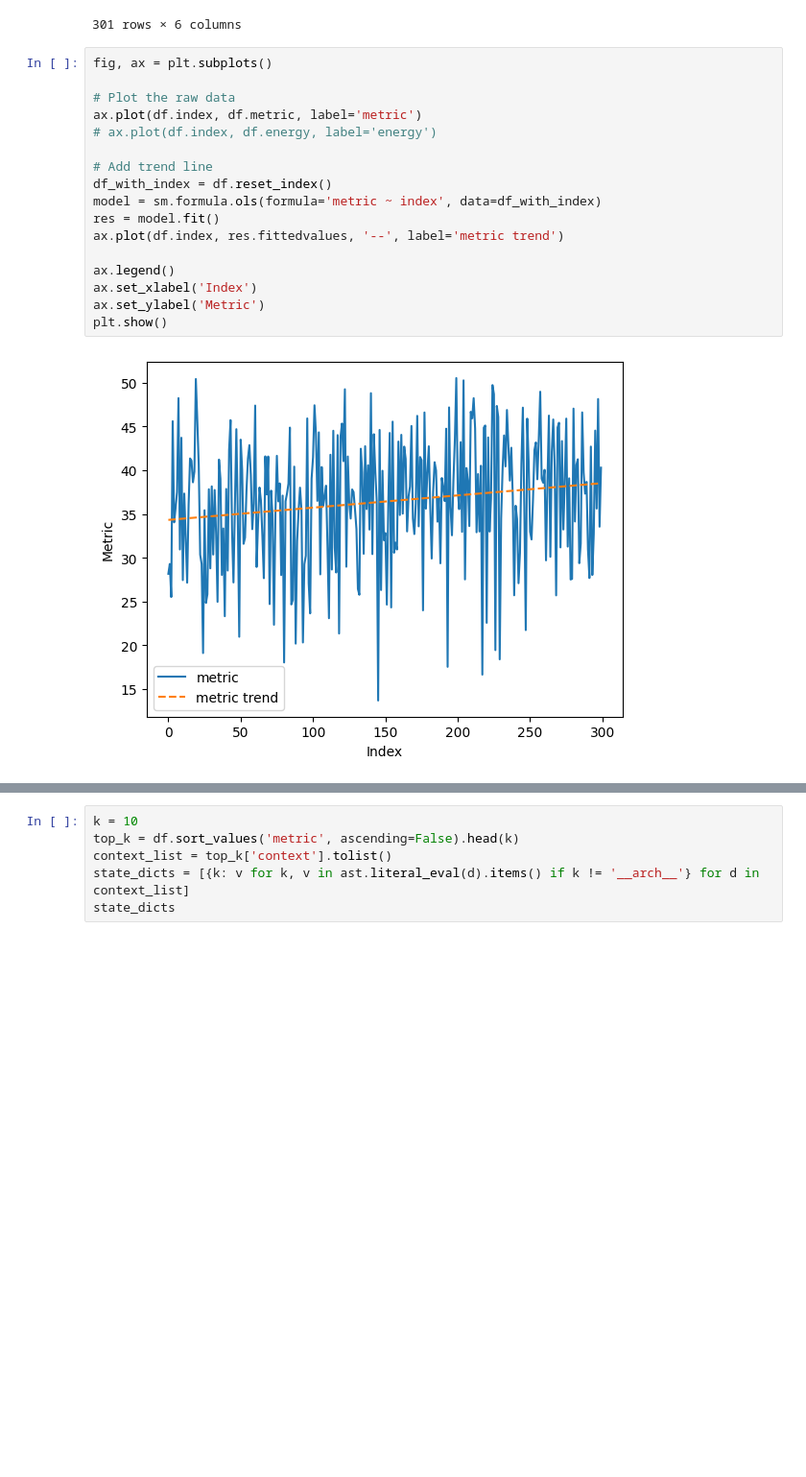
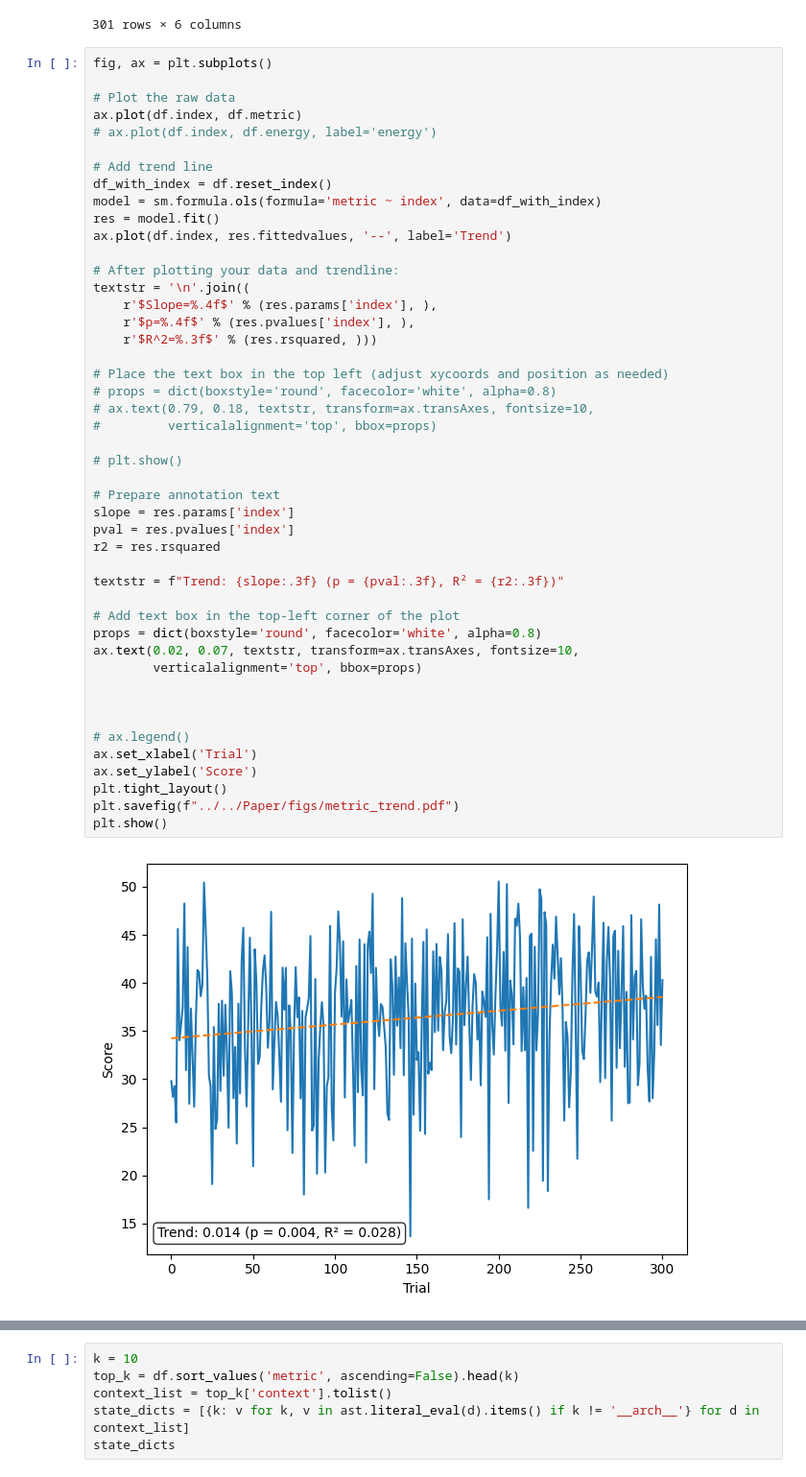
Before and after one commit to LuisSchppk/hwnas-nni, a Jupyter notebook: hwnas/analysis.ipynb, the cells around one changed output, grey strips where cells are left out. Shown at 96% size. Drawn from its saved outputs; the diff is of its cells as text; blank space fills up the shorter version.

```diff
--- a/hwnas/analysis.ipynb
+++ b/hwnas/analysis.ipynb
@@ -37,19 +37,48 @@ df
 # %%
 fig, ax = plt.subplots()
 
 # Plot the raw data
-ax.plot(df.index, df.metric, label='metric')
+ax.plot(df.index, df.metric)
 # ax.plot(df.index, df.energy, label='energy')
 
 # Add trend line
 df_with_index = df.reset_index()
 model = sm.formula.ols(formula='metric ~ index', data=df_with_index)
 res = model.fit()
-ax.plot(df.index, res.fittedvalues, '--', label='metric trend')
+ax.plot(df.index, res.fittedvalues, '--', label='Trend')
 
-ax.legend()
-ax.set_xlabel('Index')
-ax.set_ylabel('Metric')
+# After plotting your data and trendline:
+textstr = '\n'.join((
+    r'$Slope=%.4f$' % (res.params['index'], ),
+    r'$p=%.4f$' % (res.pvalues['index'], ),
+    r'$R^2=%.3f$' % (res.rsquared, )))
+
+# Place the text box in the top left (adjust xycoords and position as needed)
+# props = dict(boxstyle='round', facecolor='white', alpha=0.8)
+# ax.text(0.79, 0.18, textstr, transform=ax.transAxes, fontsize=10,
+#         verticalalignment='top', bbox=props)
+
+# plt.show()
+
+# Prepare annotation text
+slope = res.params['index']
+pval = res.pvalues['index']
+r2 = res.rsquared
+
+textstr = f"Trend: {slope:.3f} (p = {pval:.3f}, R² = {r2:.3f})"
+
+# Add text box in the top-left corner of the plot
+props = dict(boxstyle='round', facecolor='white', alpha=0.8)
+ax.text(0.02, 0.07, textstr, transform=ax.transAxes, fontsize=10,
+        verticalalignment='top', bbox=props)
+
+
+
+# ax.legend()
+ax.set_xlabel('Trial')
+ax.set_ylabel('Score')
+plt.tight_layout()
+plt.savefig(f"../../Paper/figs/metric_trend.pdf")
 plt.show()
 # %% [output]
-[figure, old version]
+[figure, new version]
```
Also changed, not shown: parts of 13 cells of this notebook, 9 other files.
